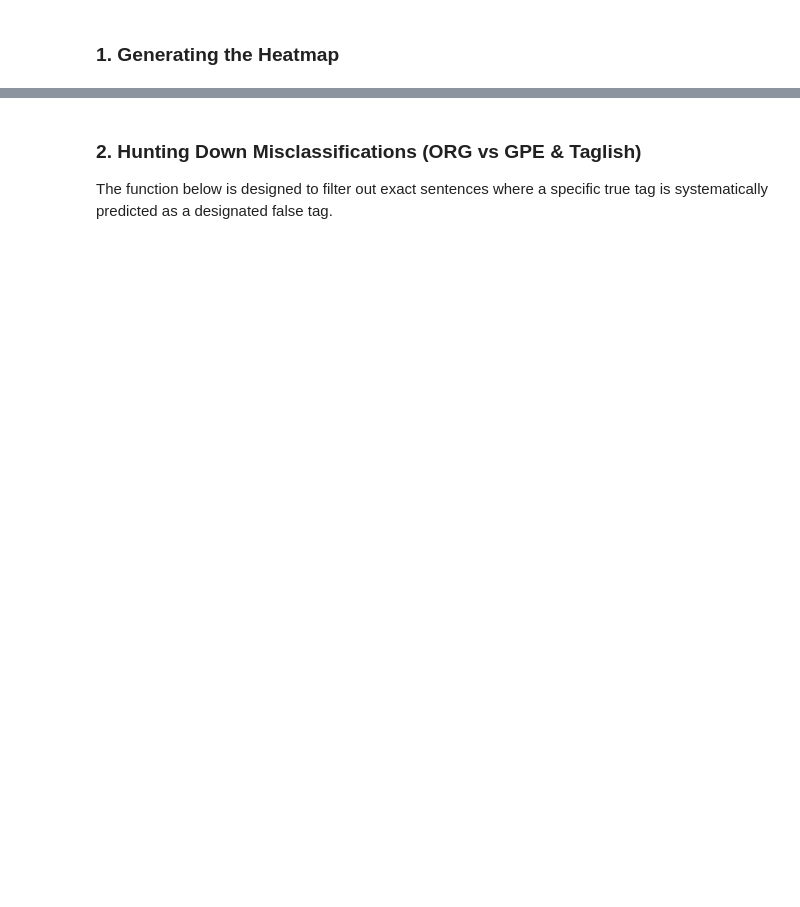
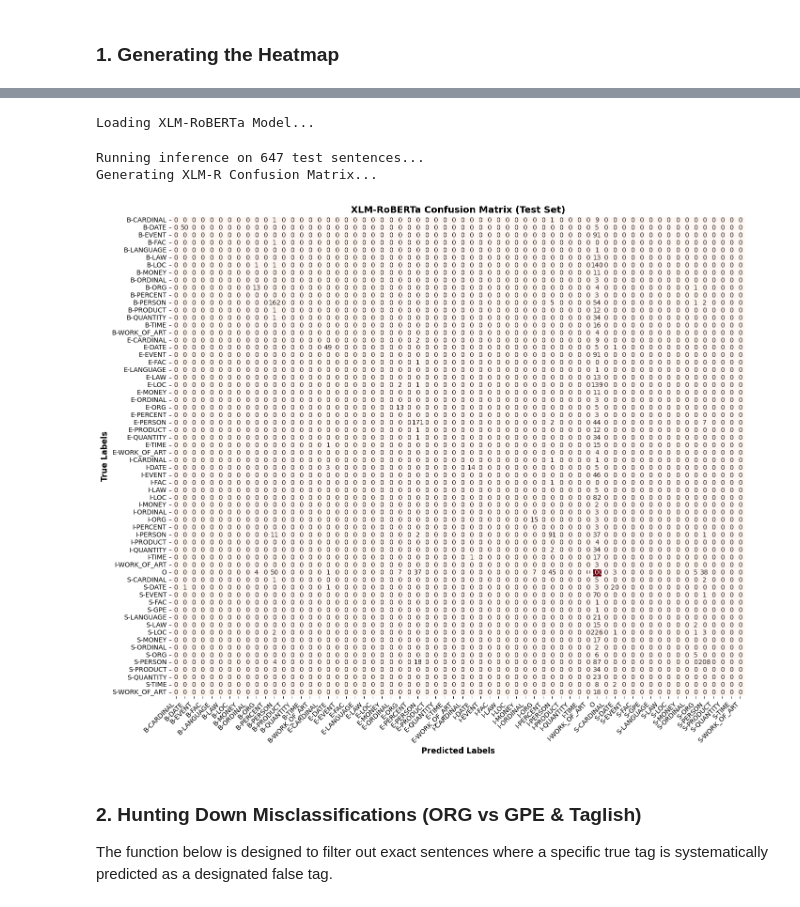
Before and after one commit to dallqq/HiliTag, a Jupyter notebook: evaluation/confusion_matrix.ipynb, the cells around one changed output, grey strips where cells are left out. Saved outputs shown, nothing was run; the diff lists cells and outputs as text; code cells hidden in the pictures; blank space fills up the shorter version.

```diff
--- a/evaluation/confusion_matrix.ipynb
+++ b/evaluation/confusion_matrix.ipynb
@@ -90,3 +150,54 @@ for label in unique_labels:
+# %%
+### 1.2 XLM-RoBERTa Predictions & Heatmap
+
+xlm_model_path = os.path.join('..', 'training', 'checkpoints', 'best_model')
+
+if os.path.exists(xlm_model_path):
+    print("Loading XLM-RoBERTa Model...")
+    tokenizer = AutoTokenizer.from_pretrained(xlm_model_path)
+    model = AutoModelForTokenClassification.from_pretrained(xlm_model_path)
+    nlp = pipeline("ner", model=model, tokenizer=tokenizer)
+
+    y_pred_xlm = []
+    print(f"Running inference on {len(test_sentences)} test sentences...")
+    for idx, words in enumerate(test_sentences):
+        # Reconstruct sentence text
+        text = " ".join(words)
+        ner_results = nlp(text)
+        pred_labels = ['O'] * len(words)
+
+        # Calculate character spans for original words to align predicted subwords
+        word_spans = []
+        curr_pos = 0
+        for w in words:
+            word_spans.append((curr_pos, curr_pos + len(w)))
+            curr_pos += len(w) + 1
+
+        for res in ner_results:
+            start_char, end_char = res['start'], res['end']
+            label = res['entity']
+            # Map subword character offset back to the original word index
+            for w_idx, (w_start, w_end) in enumerate(word_spans):
+                if start_char >= w_start and start_char < w_end:
+                    current_label = pred_labels[w_idx]
+                    if current_label == 'O' or (current_label.startswith('I-') and label.startswith('B-')):
+                        pred_labels[w_idx] = label
+                    break
+        y_pred_xlm.append(pred_labels)
+
+    y_pred_flat_xlm = []
+    for preds in y_pred_xlm:
+        y_pred_flat_xlm.extend(preds)
+
+    print("Generating XLM-R Confusion Matrix...")
+    plot_confusion_matrix(y_true_flat, y_pred_flat_xlm, unique_labels, title='XLM-RoBERTa Confusion Matrix (Test Set)', cmap='Reds')
+else:
+    print(f"XLM-R Model not found at {xlm_model_path}. Skipping XLM-R Heatmap.")
+# %% [output]
+Loading XLM-RoBERTa Model...
+Running inference on 647 test sentences...
+Generating XLM-R Confusion Matrix...
+[figure, added]
 # %% [markdown]
 ### 2. Hunting Down Misclassifications (ORG vs GPE & Taglish)
 The function below is designed to filter out exact sentences where a specific true tag is systematically predicted as a designated false tag.
```
Also changed, not shown: parts of 5 cells of this notebook, 24 other files.
